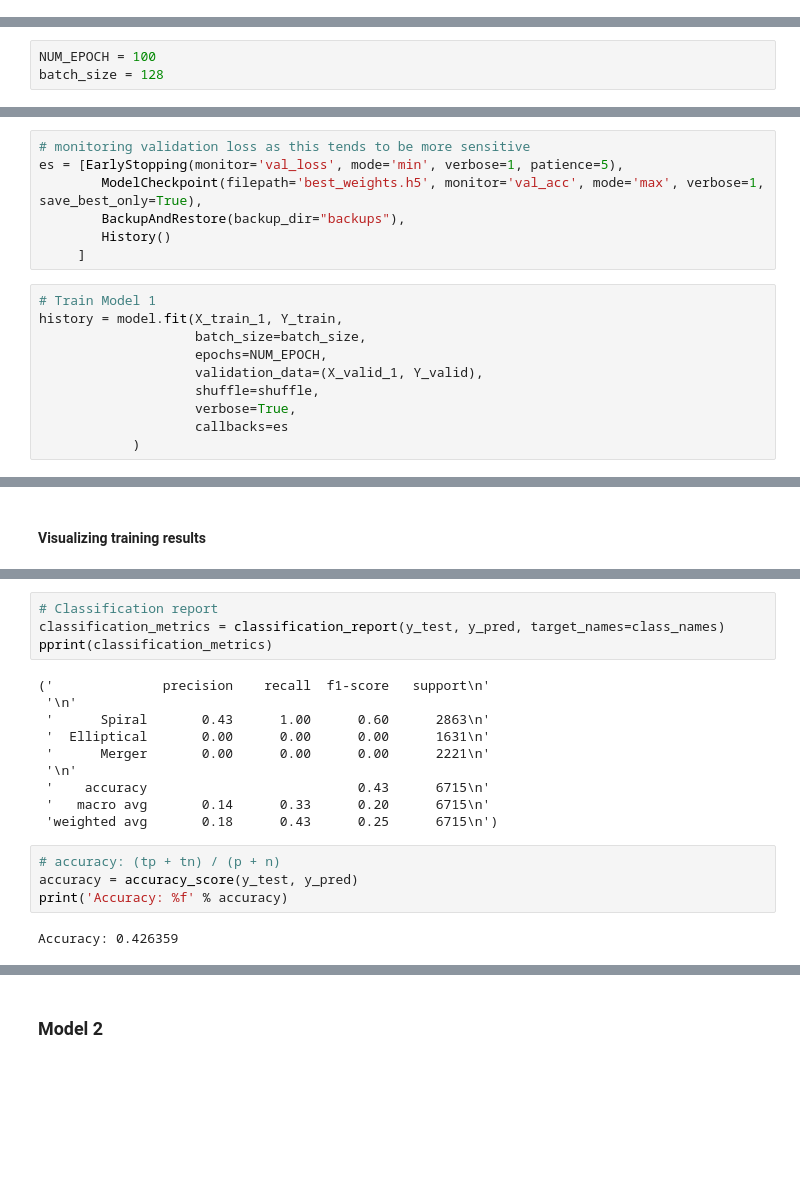
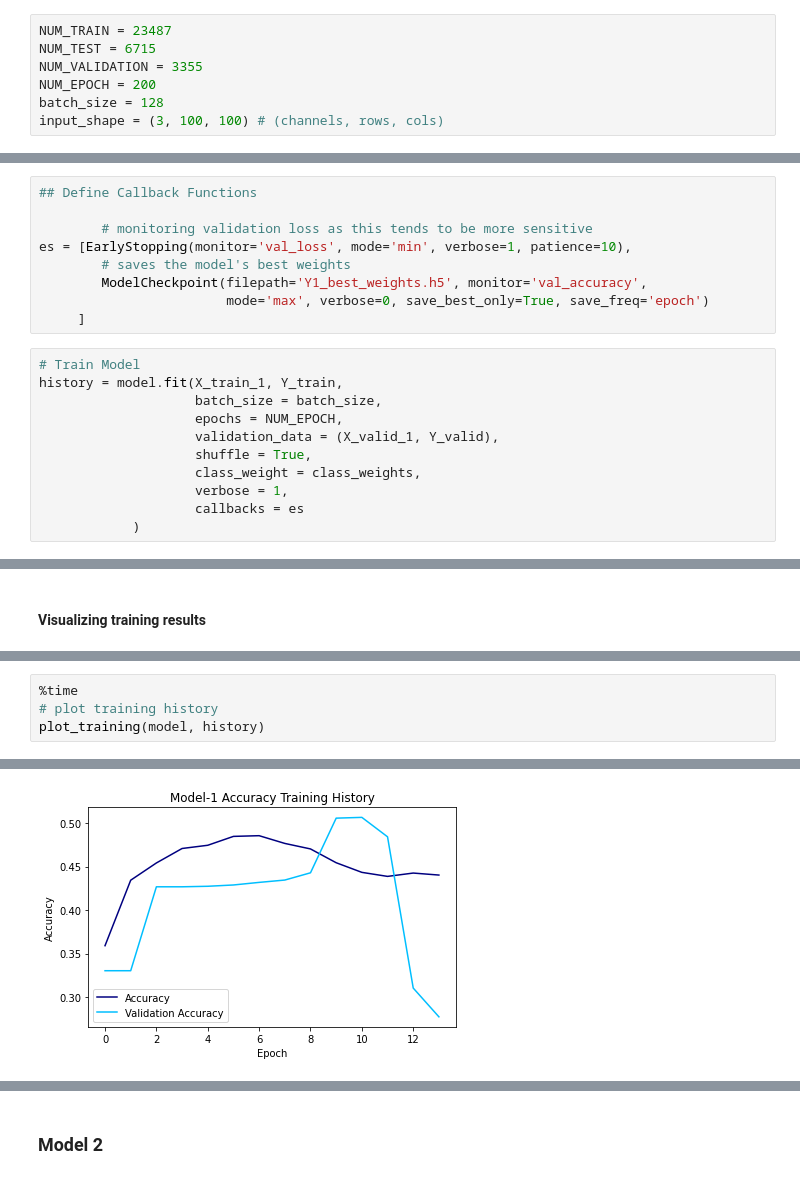
Before and after one commit to marinadunn/thesis, a Jupyter notebook: LSST.ipynb, the cells around one changed output, grey strips where cells are left out. Drawn from its saved outputs; the diff is of its cells as text; blank space fills up the shorter version.

```diff
--- a/LSST.ipynb
+++ b/LSST.ipynb
@@ -444,0 +443,7 @@ epoch: models improve with more epochs of training, to a point; will start to pl
+# %%
+NUM_TRAIN = 23487
+NUM_TEST = 6715
+NUM_VALIDATION = 3355
+NUM_EPOCH = 200
+batch_size = 128
+input_shape = (3, 100, 100) # (channels, rows, cols)
@@ -517,3 +572,0 @@ _________________________________________________________________
-# %%
-NUM_EPOCH = 100
-batch_size = 128
@@ -520,18 +638,21 @@ batch_size = 128
 # %%
-# monitoring validation loss as this tends to be more sensitive
-es = [EarlyStopping(monitor='val_loss', mode='min', verbose=1, patience=5),
-        ModelCheckpoint(filepath='best_weights.h5', monitor='val_acc', mode='max', verbose=1, save_best_only=True),
-        BackupAndRestore(backup_dir="backups"),
-        History()
+## Define Callback Functions
+
+        # monitoring validation loss as this tends to be more sensitive
+es = [EarlyStopping(monitor='val_loss', mode='min', verbose=1, patience=10),
+        # saves the model's best weights
+        ModelCheckpoint(filepath='Y1_best_weights.h5', monitor='val_accuracy',
+                        mode='max', verbose=0, save_best_only=True, save_freq='epoch')
      ]
 # %%
-# Train Model 1
+# Train Model
 history = model.fit(X_train_1, Y_train,
-                    batch_size=batch_size,
-                    epochs=NUM_EPOCH,
-                    validation_data=(X_valid_1, Y_valid),
-                    shuffle=shuffle,
-                    verbose=True,
-                    callbacks=es
+                    batch_size = batch_size,
+                    epochs = NUM_EPOCH,
+                    validation_data = (X_valid_1, Y_valid),
+                    shuffle = True,
+                    class_weight = class_weights,
+                    verbose = 1,
+                    callbacks = es
             )
 # %% [output]
@@ -656,20 +696,5 @@ Text(0.5, 15.0, 'Predicted label')
-# %%
-# Classification report
-classification_metrics = classification_report(y_test, y_pred, target_names=class_names)
-pprint(classification_metrics)
-# %% [output]
-('              precision    recall  f1-score   support\n'
- '\n'
- '      Spiral       0.43      1.00      0.60      2863\n'
- '  Elliptical       0.00      0.00      0.00      1631\n'
- '      Merger       0.00      0.00      0.00      2221\n'
- '\n'
- '    accuracy                           0.43      6715\n'
- '   macro avg       0.14      0.33      0.20      6715\n'
- 'weighted avg       0.18      0.43      0.25      6715\n')
-# %%
-# accuracy: (tp + tn) / (p + n)
-accuracy = accuracy_score(y_test, y_pred)
-print('Accuracy: %f' % accuracy)
-# %% [output]
-Accuracy: 0.426359
+# %%
+%time
+# plot training history
+plot_training(model, history)
+# %% [output]
@@ -675,0 +703 @@ Accuracy: 0.426359
+[figure, added]
```
Also changed, not shown: parts of 149 cells of this notebook.
